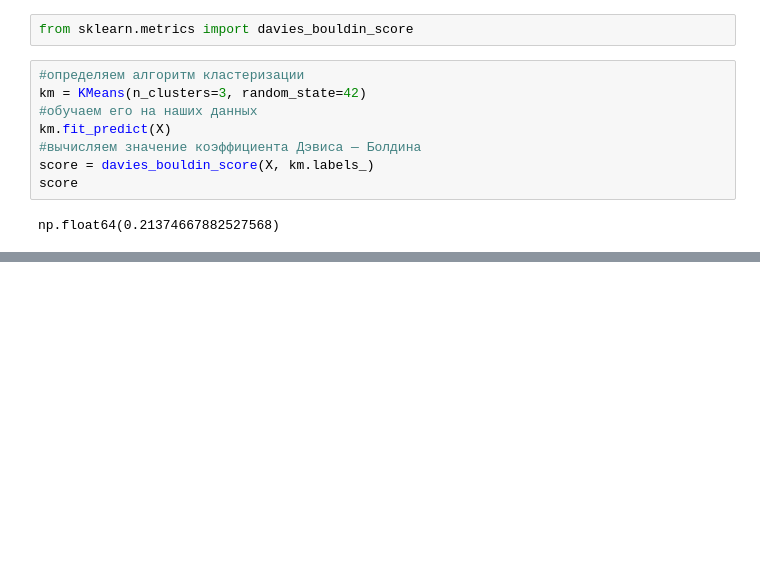
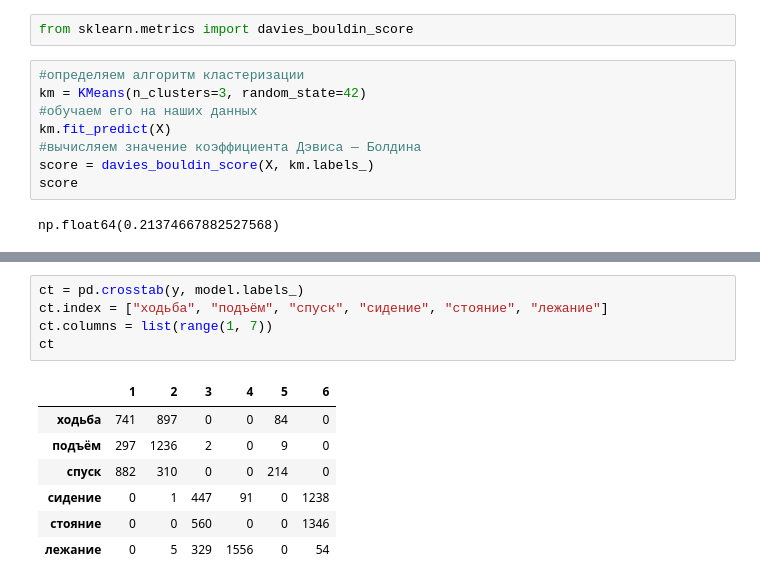
Before and after one commit to AlexGorel/IDE_NEW, a Jupyter notebook: MATH&ML-11. Кластеризация и техники понижения размерности. Часть II/MATH&ML-11. Кластеризация и техники понижения размерности. Часть II.ipynb, the cells around one changed output, grey strips where cells are left out. Drawn from its saved outputs; the diff is of its cells as text; blank space fills up the shorter version.

```diff
--- a/MATH&ML-11. Кластеризация и техники понижения размерности. Часть II/MATH&ML-11. Кластеризация и техники понижения размерности. Часть II.ipynb
+++ b/MATH&ML-11. Кластеризация и техники понижения размерности. Часть II/MATH&ML-11. Кластеризация и техники понижения размерности. Часть II.ipynb
@@ -62,0 +261,13 @@ np.float64(0.21374667882527568)
+# %%
+ct = pd.crosstab(y, model.labels_)
+ct.index = ["ходьба", "подъём", "спуск", "сидение", "стояние", "лежание"]
+ct.columns = list(range(1, 7))
+ct
+# %% [output]
+|  | 1 | 2 | 3 | 4 | 5 | 6 |
+| ходьба | 741 | 897 | 0 | 0 | 84 | 0 |
+| подъём | 297 | 1236 | 2 | 0 | 9 | 0 |
+| спуск | 882 | 310 | 0 | 0 | 214 | 0 |
+| сидение | 0 | 1 | 447 | 91 | 0 | 1238 |
+| стояние | 0 | 0 | 560 | 0 | 0 | 1346 |
+| лежание | 0 | 5 | 329 | 1556 | 0 | 54 |
```
Also changed, not shown: parts of 36 cells of this notebook, 4 other files.
